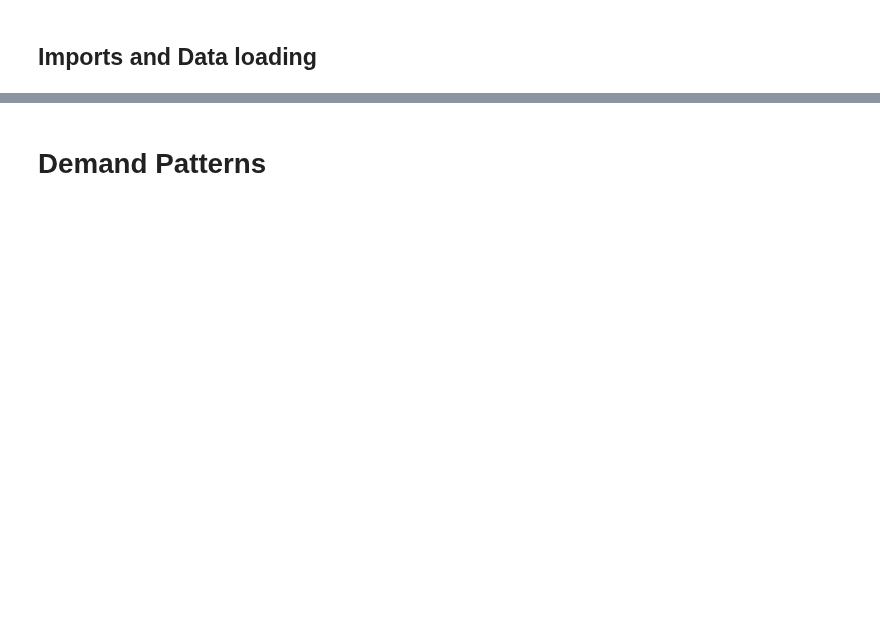
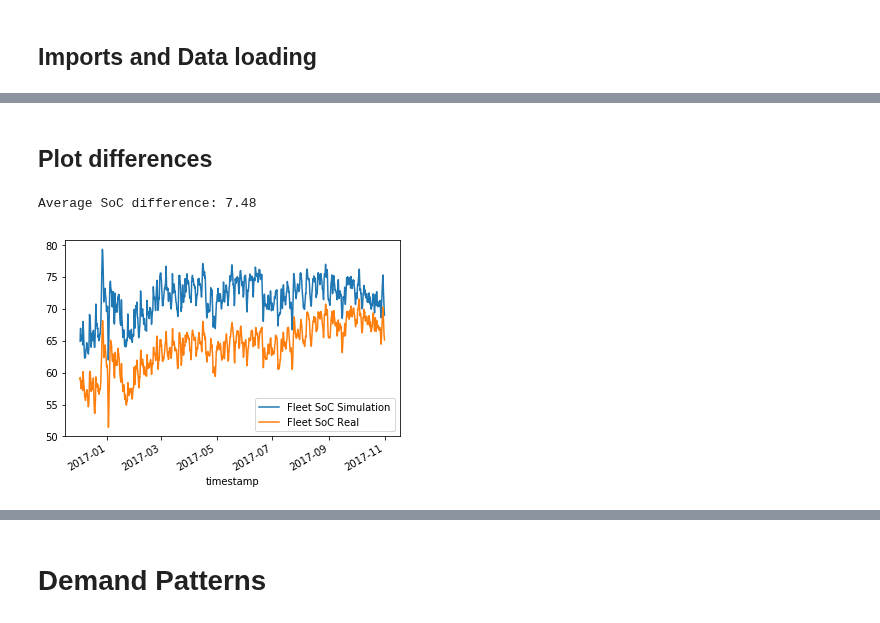
Before and after one commit to indyfree/FleetSim, a Jupyter notebook: notebooks/04-Simulation.ipynb, the cells around one changed output, grey strips where cells are left out. Saved outputs shown, nothing was run; the diff lists cells and outputs as text; code cells hidden in the pictures; blank space fills up the shorter version.

```diff
--- a/notebooks/04-Simulation.ipynb
+++ b/notebooks/04-Simulation.ipynb
@@ -44,0 +71,14 @@ df
+# %% [markdown]
+## Plot differences
+# %%
+merge = df_3.merge(real_cap, left_index=True, right_index=True, how='left')
+merge["fleet_soc_diff"] = merge["fleet_soc_x"] - merge["fleet_soc_y"]
+print("Average SoC difference: %.2f" % merge.fleet_soc_diff.mean())
+
+merge = merge.rolling(window=int(1 * 12 * 24)).mean()
+ax = merge.plot(y='fleet_soc_x', label='Fleet SoC Simulation')
+merge.plot(y='fleet_soc_y', label='Fleet SoC Real', ax=ax)
+plt.show()
+# %% [output]
+Average SoC difference: 7.48
+[figure, added]
```
Also changed, not shown: parts of 17 cells of this notebook, 1 other file.
